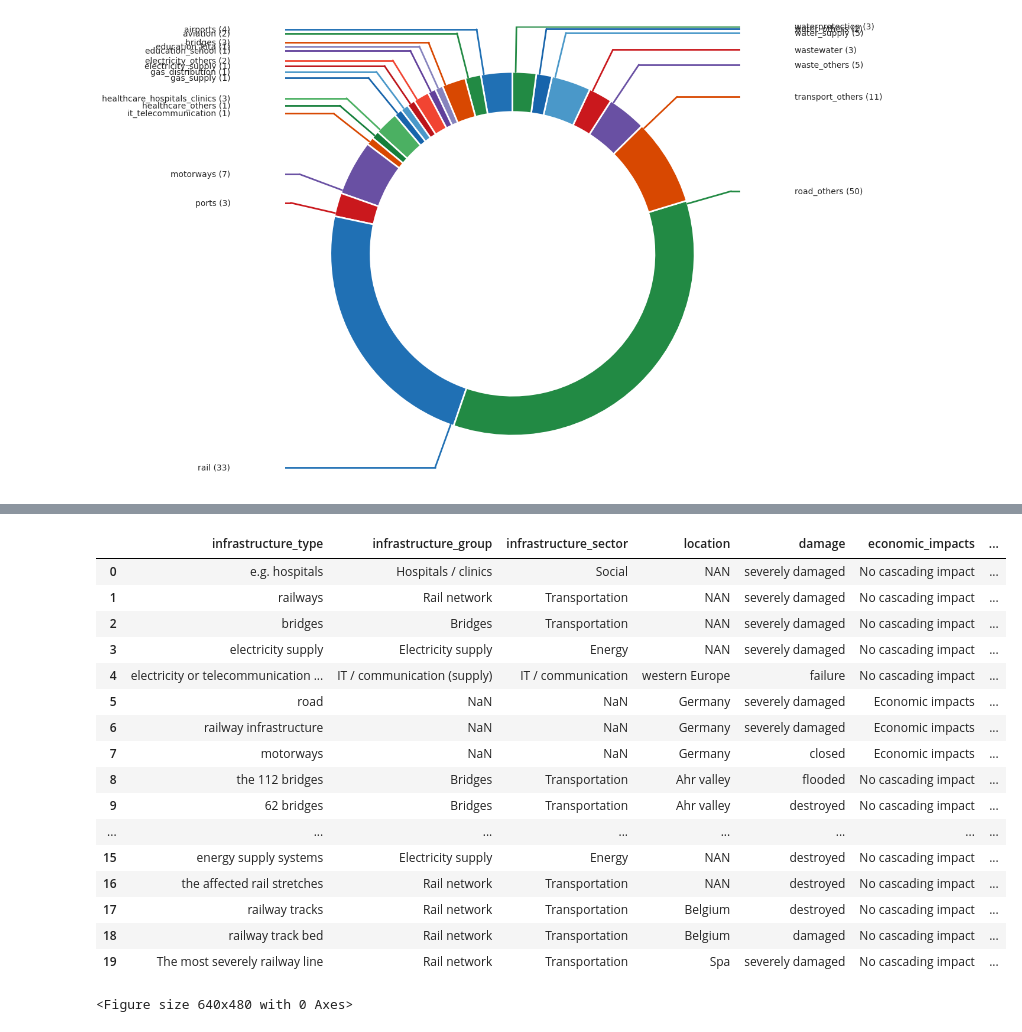
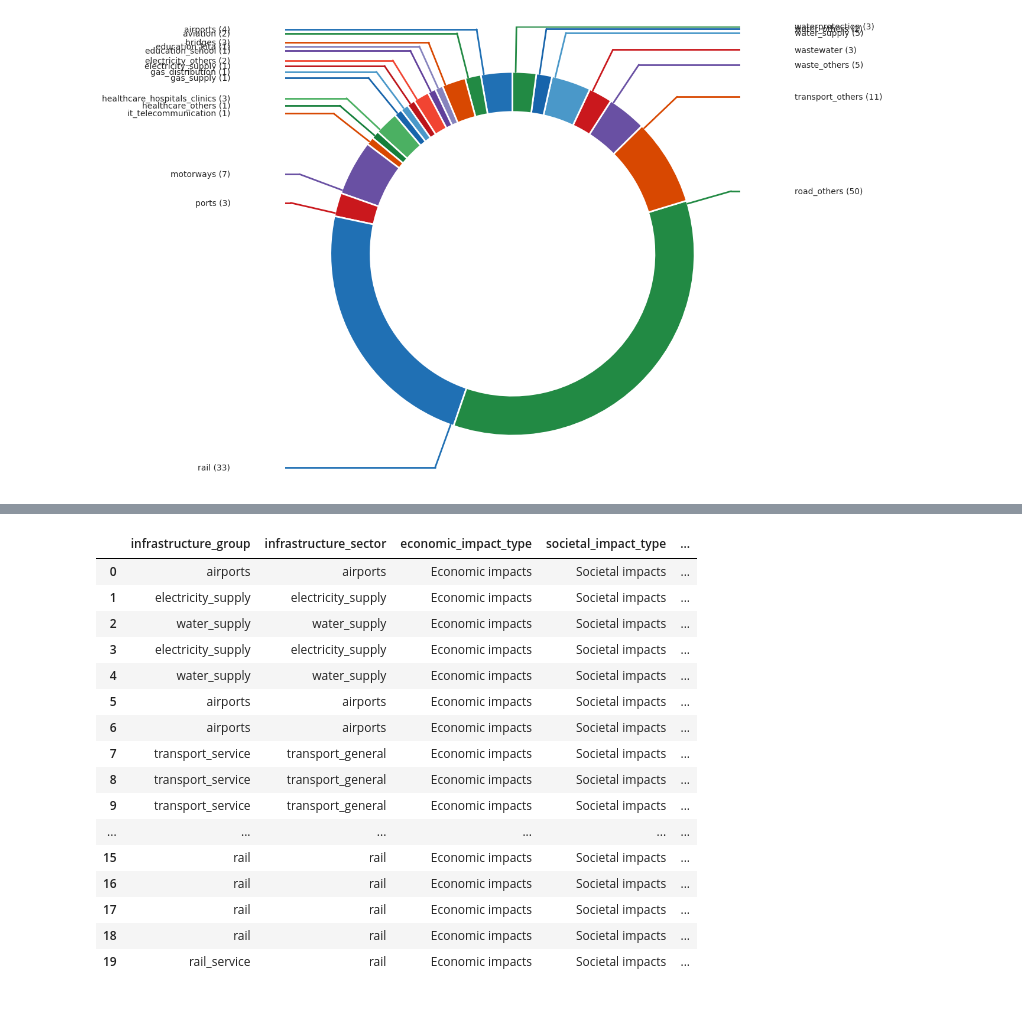
Before and after one commit to SWN-group-at-TU-Berlin/CI-impacts-information-retrieval, a Jupyter notebook: notebooks/figures.ipynb, the cells around one changed output, grey strips where cells are left out. Cells and saved outputs as stored; diff of their text form; code cells hidden in the pictures.

```diff
--- a/notebooks/figures.ipynb
+++ b/notebooks/figures.ipynb
@@ -83,10 +83,14 @@ print(f"Collecting LLM responses from {step}")
 #     LLM_DATA_FILEPATH,
 #    # usecols=["citation_id", "chunk_id", "infrastructure_type", "damage", "location", "chunk_text"]
 # )
-df_pred = pd.DataFrame()
-for i, file in enumerate(glob.glob(os.path.join(s.PATH_DATA, "llm_outputs/responses_single_docs", f'*{step}*.csv'))):
-    print(i, file)
-    df_pred = pd.concat([df_pred, pd.read_csv(file)], ignore_index=True)
+# df_pred = pd.DataFrame()
+# for i, file in enumerate(glob.glob(os.path.join(s.PATH_DATA, "llm_outputs/responses_single_docs", f'*{step}*.csv'))):
+#     print(i, file)
+#     df_pred = pd.concat([df_pred, pd.read_csv(file)], ignore_index=True)
+
+
+df_pred = pd.read_csv("/home/a-buch/Documents/TUB_DWN/_PROJECTS/interim_results_debug/llm_geollm_chain_step1_Koks 2022.csv")
+df_pred
 # %% [output]
 170
 142
@@ -1514,22 +1776,28 @@ df_plot[
 # %%
 
-df_plot['economic_impacts'] = df_plot['economic_impacts'].map({"NAN":False, None:False})
-df_plot.economic_impacts = df_plot.economic_impacts.astype(bool) # all str --> True
-df_plot['economic_impacts'] = df_plot['economic_impacts'].map({True:"Economic impacts"})
+df_plot['economic_impact_type'] = df_plot['economic_impact_type'].map({"NAN":False, None:False})
+df_plot.economic_impact_type = df_plot.economic_impact_type.astype(bool) # all str --> True
+df_plot['economic_impact_type'] = df_plot['economic_impact_type'].map({True:"Economic impacts"})
 # df_plot['economic_impacts'] = df_plot['economic_impacts'].map({np.nan:"No cascading impact"})
 
-df_plot['societal_impacts'] = df_plot['societal_impacts'].map({"NAN":False, None:False})
-df_plot.societal_impacts = df_plot.societal_impacts.astype(bool)
-df_plot['societal_impacts'] = df_plot['societal_impacts'].map({True:"Societal impacts"})
+df_plot['societal_impact_type'] = df_plot['societal_impact_type'].map({"NAN":False, None:False})
+df_plot.societal_impact_type = df_plot.societal_impact_type.astype(bool)
+df_plot['societal_impact_type'] = df_plot['societal_impact_type'].map({True:"Societal impacts"})
+
+# df_plot['infrastructure_impacts_group'] = df_plot['infrastructure_impacts_group'].map({"NAN":False, None:False})
 
 # df_plot['societal_impacts'] = df_plot['societal_impacts'].map({np.nan:"No cascading impact"})
 
-
-df_plot[["economic_impacts", "societal_impacts", 'infrastructure_impacts_group']] = df_plot[["economic_impacts", "societal_impacts", 'infrastructure_impacts_group']].replace(np.nan, "No cascading impact")
+df_plot[["economic_impact_type", "societal_impact_type", 'infrastructure_impacts_group']] = df_plot[["economic_impact_type", "societal_impact_type", 'secondary_infrastructure_group']].replace(np.nan, "No cascading impact")
 
 
+print(df_plot.economic_impact_type.value_counts())
+print(df_plot.societal_impact_type.value_counts())
+print(df_plot.secondary_infrastructure_group.value_counts())
+
 df_plot[
-    ["infrastructure_type", "infrastructure_group", "infrastructure_sector",
-    "location", "damage", "economic_impacts", "societal_impacts", "infrastructure_impacts", "infrastructure_impacts_group"]
+    [    # "infrastructure_type", "location", "damage",
+    "infrastructure_group", "infrastructure_sector",
+    "economic_impact_type", "societal_impact_type", "secondary_infrastructure_asset", "secondary_infrastructure_group",  "secondary_infrastructure_sector"]
 ][:20]
 # %% [output]
@@ -1536,17 +1820,17 @@ df_plot[
-|  | infrastructure_type | infrastructure_group | infrastructure_sector | location | damage | economic_impacts | ... |
-| 0 | e.g. hospitals | Hospitals / clinics | Social | NAN | severely damaged | No cascading impact | ... |
-| 1 | railways | Rail network | Transportation | NAN | severely damaged | No cascading impact | ... |
-| 2 | bridges | Bridges | Transportation | NAN | severely damaged | No cascading impact | ... |
-| 3 | electricity supply | Electricity supply | Energy | NAN | severely damaged | No cascading impact | ... |
-| 4 | electricity or telecommunication ... | IT / communication (supply) | IT / communication | western Europe | failure | No cascading impact | ... |
-| 5 | road | NaN | NaN | Germany | severely damaged | Economic impacts | ... |
-| 6 | railway infrastructure | NaN | NaN | Germany | severely damaged | Economic impacts | ... |
-| 7 | motorways | NaN | NaN | Germany | closed | Economic impacts | ... |
-| 8 | the 112 bridges | Bridges | Transportation | Ahr valley | flooded | No cascading impact | ... |
-| 9 | 62 bridges | Bridges | Transportation | Ahr valley | destroyed | No cascading impact | ... |
-| ... | ... | ... | ... | ... | ... | ... | ... |
-| 15 | energy supply systems | Electricity supply | Energy | NAN | destroyed | No cascading impact | ... |
-| 16 | the affected rail stretches | Rail network | Transportation | NAN | destroyed | No cascading impact | ... |
-| 17 | railway tracks | Rail network | Transportation | Belgium | destroyed | No cascading impact | ... |
-| 18 | railway track bed | Rail network | Transportation | Belgium | damaged | No cascading impact | ... |
-| 19 | The most severely railway line | Rail network | Transportation | Spa | severely damaged | No cascading impact | ... |
+|  | infrastructure_group | infrastructure_sector | economic_impact_type | societal_impact_type | ... |
+| 0 | airports | airports | Economic impacts | Societal impacts | ... |
+| 1 | electricity_supply | electricity_supply | Economic impacts | Societal impacts | ... |
+| 2 | water_supply | water_supply | Economic impacts | Societal impacts | ... |
+| 3 | electricity_supply | electricity_supply | Economic impacts | Societal impacts | ... |
+| 4 | water_supply | water_supply | Economic impacts | Societal impacts | ... |
+| 5 | airports | airports | Economic impacts | Societal impacts | ... |
+| 6 | airports | airports | Economic impacts | Societal impacts | ... |
+| 7 | transport_service | transport_general | Economic impacts | Societal impacts | ... |
+| 8 | transport_service | transport_general | Economic impacts | Societal impacts | ... |
+| 9 | transport_service | transport_general | Economic impacts | Societal impacts | ... |
+| ... | ... | ... | ... | ... | ... |
+| 15 | rail | rail | Economic impacts | Societal impacts | ... |
+| 16 | rail | rail | Economic impacts | Societal impacts | ... |
+| 17 | rail | rail | Economic impacts | Societal impacts | ... |
+| 18 | rail | rail | Economic impacts | Societal impacts | ... |
+| 19 | rail_service | rail | Economic impacts | Societal impacts | ... |
@@ -2619,6 +1836,0 @@ def create_impact_sankey(
-# %%
-fig, sankey_links = create_impact_sankey(df_plot)
-# fig, sankey_links = create_impact_sankey(df_resp_step1_end)
-fig.show()
-# %% [output]
-<Figure size 640x480 with 0 Axes>
```
Also changed, not shown: parts of 26 cells of this notebook, 2 other files.
